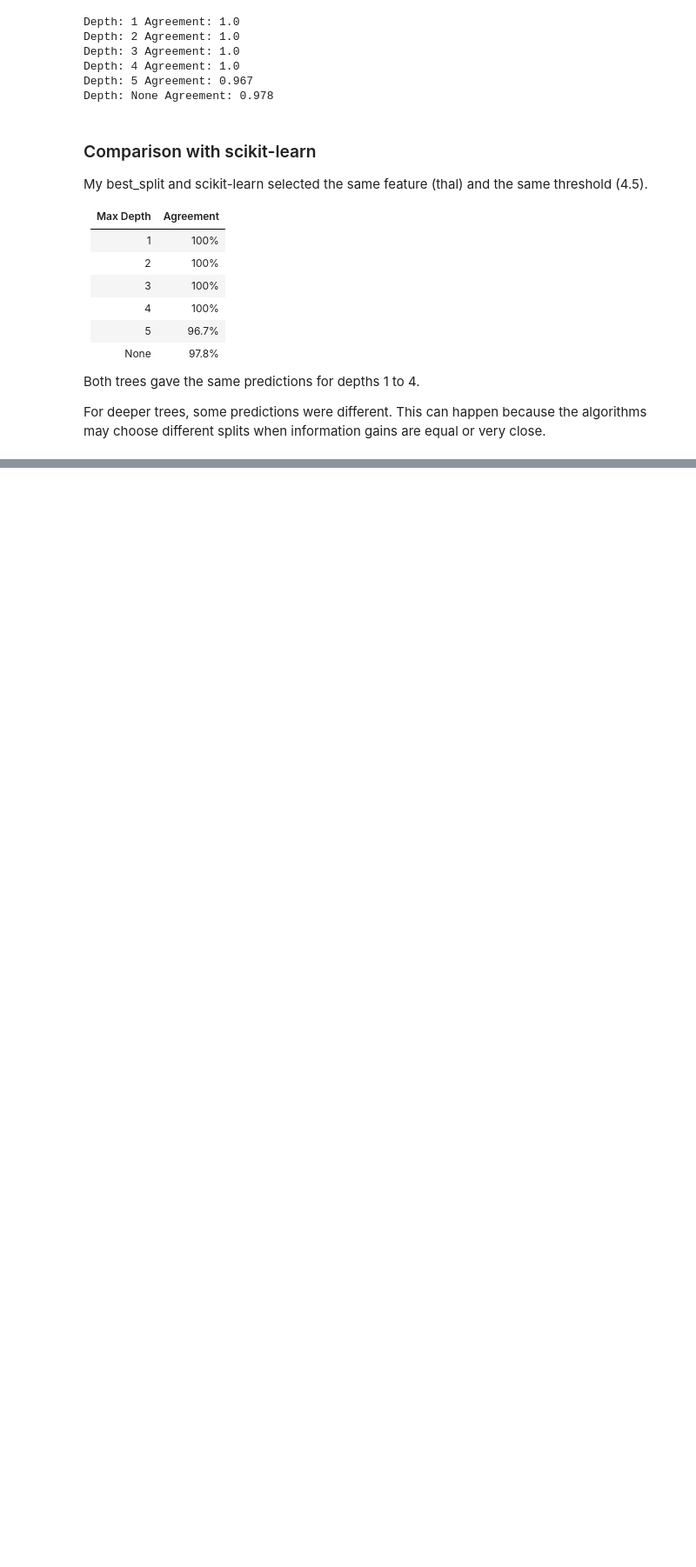
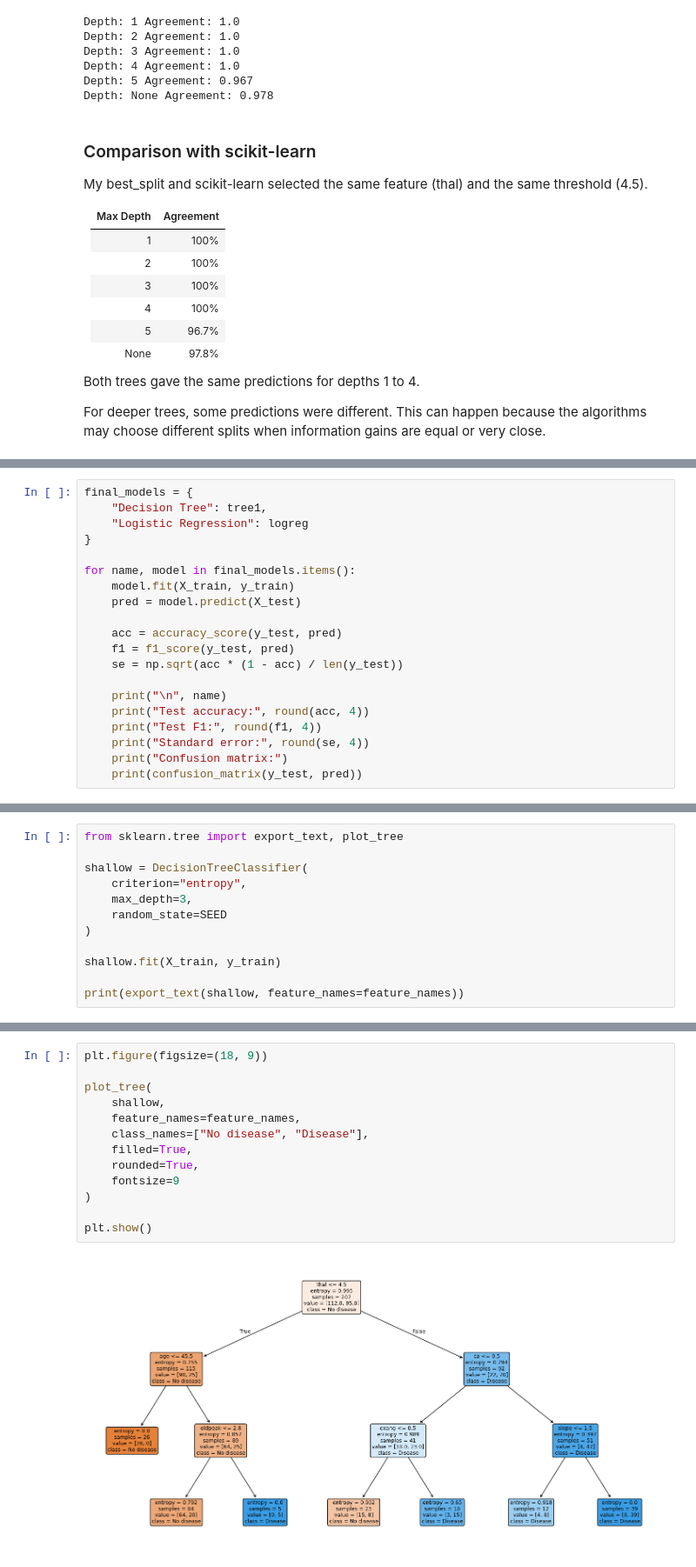
Before and after one commit to nurtore067/gumar_ML_task_2, a Jupyter notebook: gumar_task2.ipynb, the cells around one changed output, grey strips where cells are left out. Shown at 87% size. Saved outputs shown, nothing was run; the diff lists cells and outputs as text; blank space fills up the shorter version.

```diff
--- a/gumar_task2.ipynb
+++ b/gumar_task2.ipynb
@@ -432,0 +780,20 @@ or very close.
+# %%
+final_models = {
+    "Decision Tree": tree1,
+    "Logistic Regression": logreg
+}
+
+for name, model in final_models.items():
+    model.fit(X_train, y_train)
+    pred = model.predict(X_test)
+
+    acc = accuracy_score(y_test, pred)
+    f1 = f1_score(y_test, pred)
+    se = np.sqrt(acc * (1 - acc) / len(y_test))
+
+    print("\n", name)
+    print("Test accuracy:", round(acc, 4))
+    print("Test F1:", round(f1, 4))
+    print("Standard error:", round(se, 4))
+    print("Confusion matrix:")
+    print(confusion_matrix(y_test, pred))
@@ -432,0 +852,12 @@ or very close.
+# %%
+from sklearn.tree import export_text, plot_tree
+
+shallow = DecisionTreeClassifier(
+    criterion="entropy",
+    max_depth=3,
+    random_state=SEED
+)
+
+shallow.fit(X_train, y_train)
+
+print(export_text(shallow, feature_names=feature_names))
@@ -432,0 +884,15 @@ or very close.
+# %%
+plt.figure(figsize=(18, 9))
+
+plot_tree(
+    shallow,
+    feature_names=feature_names,
+    class_names=["No disease", "Disease"],
+    filled=True,
+    rounded=True,
+    fontsize=9
+)
+
+plt.show()
+# %% [output]
+[figure, added]
```
Also changed, not shown: parts of 22 cells of this notebook.
